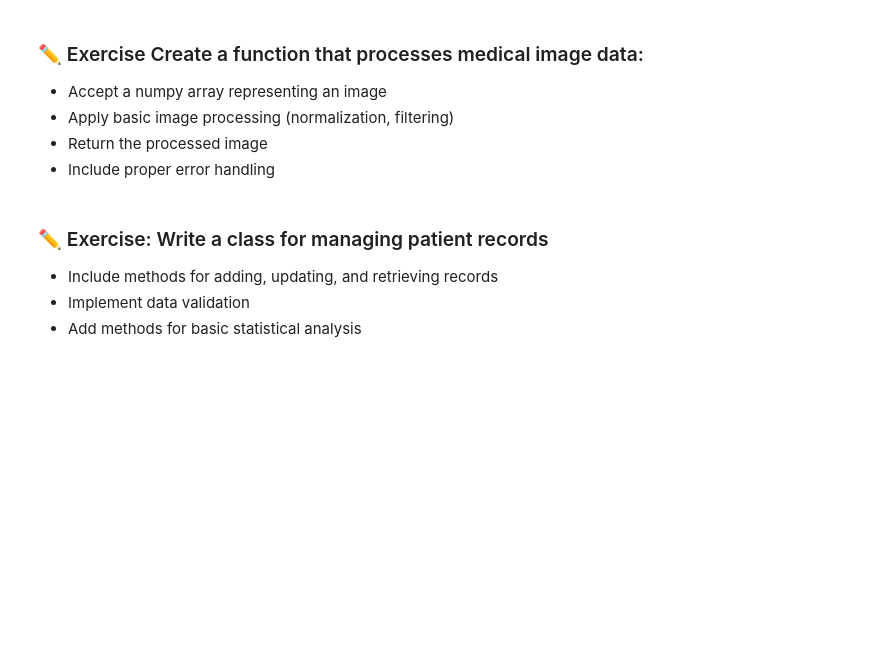
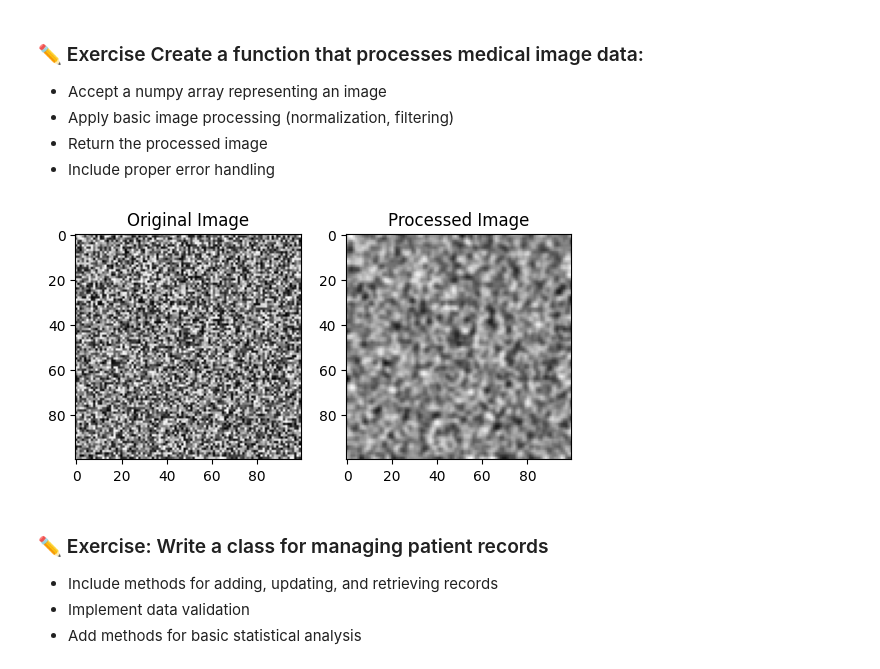
Before and after one commit to AntoniHalka/BME3053C-Spring-2025, a Jupyter notebook: lessons-solved/08_Copilot_Introduction.ipynb, the cells around one changed output. Cells and saved outputs as stored; diff of their text form; code cells hidden in the pictures; blank space fills up the shorter version.

```diff
--- a/lessons-solved/08_Copilot_Introduction.ipynb
+++ b/lessons-solved/08_Copilot_Introduction.ipynb
@@ -278,6 +288,50 @@ def calculate_dosage(weight, age, condition):
    - Apply basic image processing (normalization, filtering)
    - Return the processed image
    - Include proper error handling
+# %%
+### ✏️ Exercise Create a function that processes medical image data:
+   #- Accept a numpy array representing an image
+   #- Apply basic image processing (normalization, filtering)
+   #- Return the processed image
+   #- Include proper error handling
+import numpy as np
+from scipy.ndimage import gaussian_filter
+import matplotlib.pyplot as plt  # Add this import
+def process_medical_image(image):
+    """Process a medical image represented as a numpy array."""
+    if not isinstance(image, np.ndarray):
+        raise ValueError("Input must be a numpy array.")
+
+    if image.ndim != 2:
+        raise ValueError("Image must be a 2D array.")
+
+    # Normalize the image
+    image_min = np.min(image)
+    image_max = np.max(image)
+    normalized_image = (image - image_min) / (image_max - image_min)
+
+    # Apply Gaussian filter for smoothing
+    processed_image = gaussian_filter(normalized_image, sigma=1)
+
+    return processed_image
+# Test the function with a sample image
+if __name__ == "__main__":
+    # Create a sample image (2D numpy array)
+    sample_image = np.random.rand(100, 100) * 255
+    processed_image = process_medical_image(sample_image)
+
+    # Display the original and processed images
+    plt.subplot(1, 2, 1)
+    plt.title("Original Image")
+    plt.imshow(sample_image, cmap='gray')
+
+    plt.subplot(1, 2, 2)
+    plt.title("Processed Image")
+    plt.imshow(processed_image, cmap='gray')
+
+    plt.show()
+# %% [output]
+[figure, added]
 # %% [markdown]
 
 ### ✏️ Exercise: Write a class for managing patient records
```
Also changed, not shown: parts of 4 cells of this notebook.
